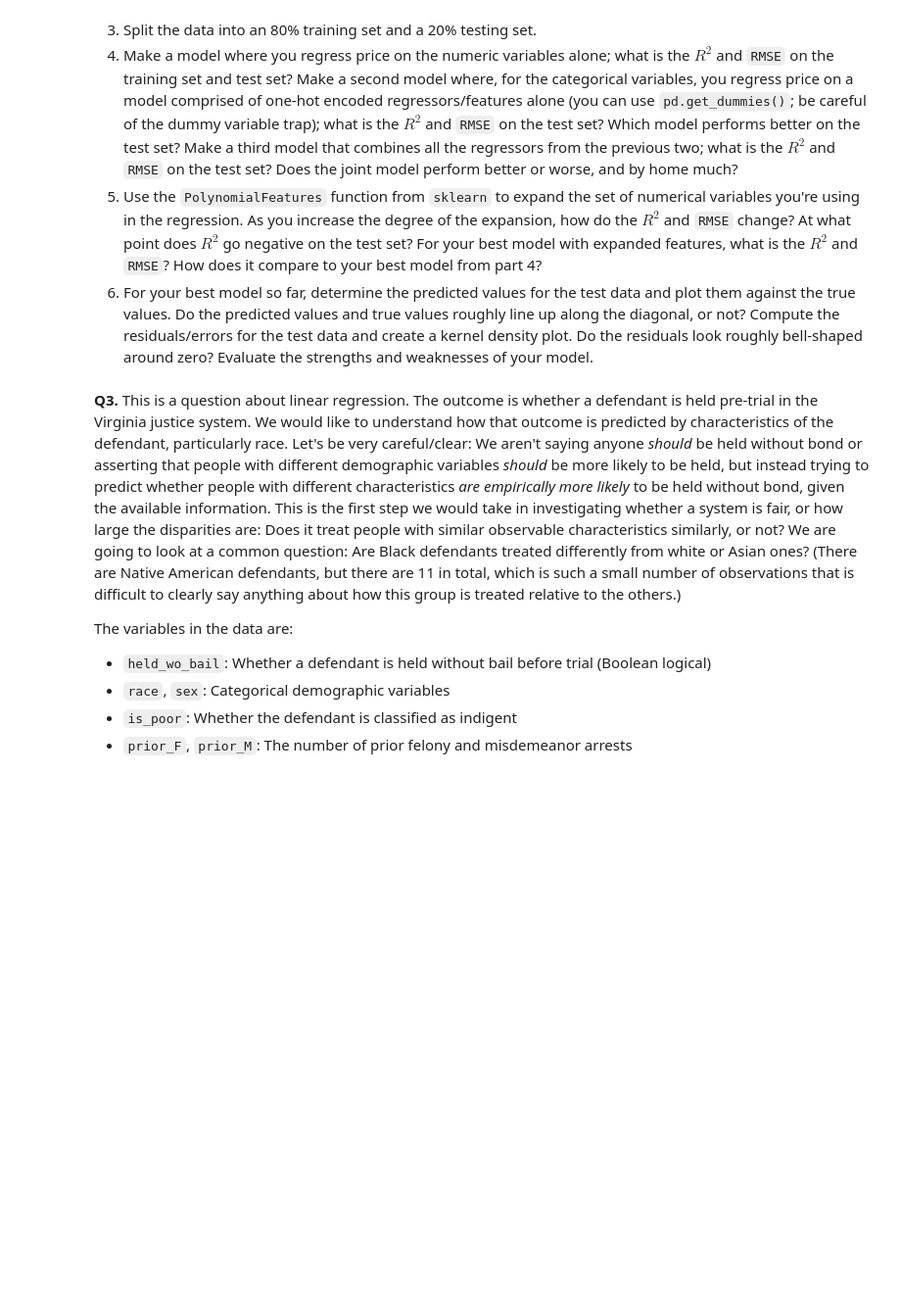
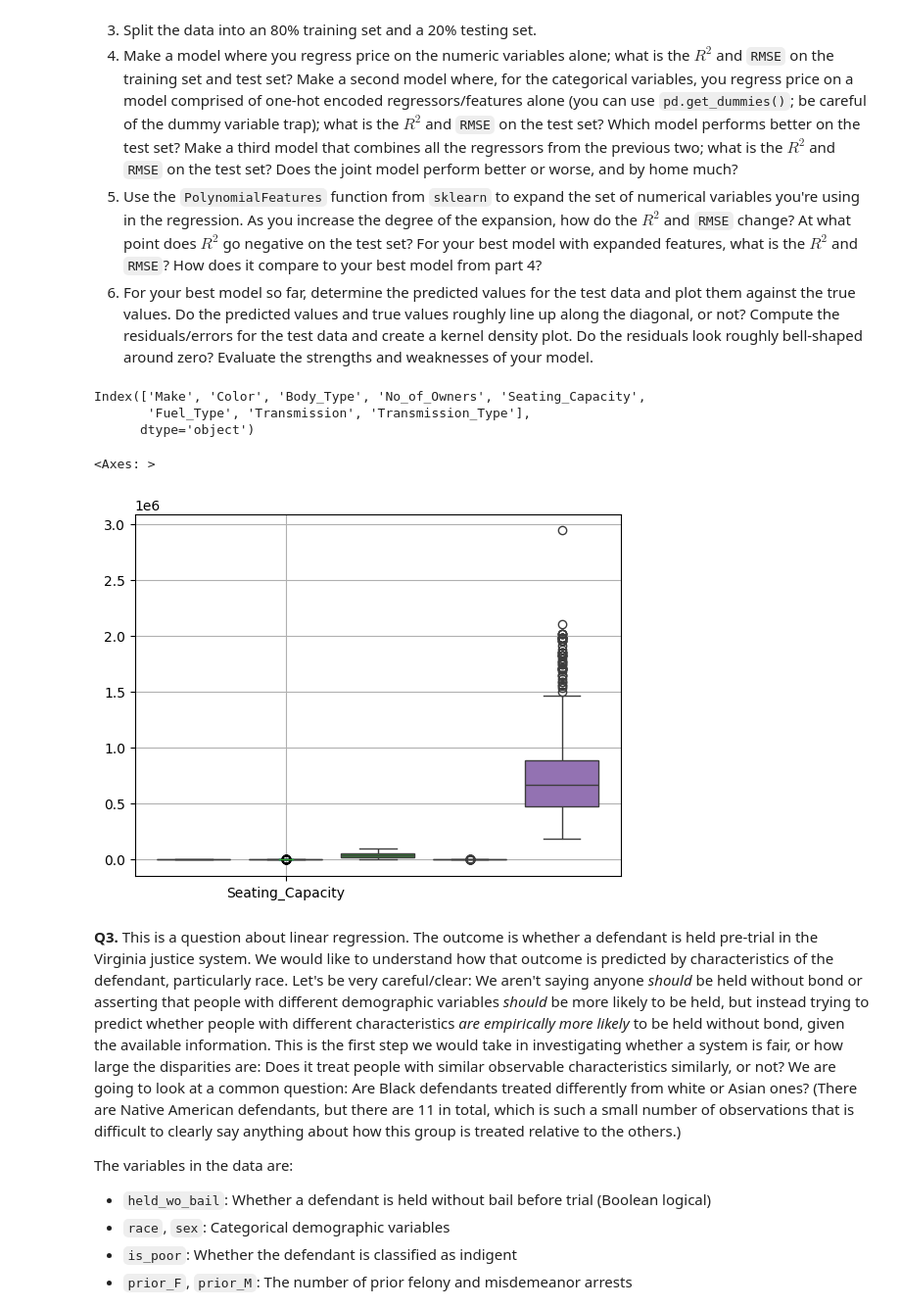
Before and after one commit to rtg7bs/linearRegression, a Jupyter notebook: assignment.ipynb, the cells around one changed output. Shown: that part at 98% size. Drawn from its saved outputs; the diff is of its cells as text; code cells hidden in the pictures; blank space fills up the shorter version.

```diff
--- a/assignment.ipynb
+++ b/assignment.ipynb
@@ -180,6 +180,28 @@ cost of 100-rated manhattan entire home/apt:  170.567
   4. Make a model where you regress price on the numeric variables alone; what is the $R^2$ and `RMSE` on the training set and test set? Make a second model where, for the categorical variables, you regress price on a model comprised of one-hot encoded regressors/features alone (you can use `pd.get_dummies()`; be careful of the dummy variable trap); what is the $R^2$ and `RMSE` on the test set? Which model performs better on the test set? Make a third model that combines all the regressors from the previous two; what is the $R^2$ and `RMSE` on the test set? Does the joint model perform better or worse, and by home much?
   5. Use the `PolynomialFeatures` function from `sklearn` to expand the set of numerical variables you're using in the regression. As you increase the degree of the expansion, how do the $R^2$ and `RMSE` change? At what point does $R^2$ go negative on the test set? For your best model with expanded features, what is the $R^2$ and `RMSE`? How does it compare to your best model from part 4?
   6. For your best model so far, determine the predicted values for the test data and plot them against the true values. Do the predicted values and true values roughly line up along the diagonal, or not? Compute the residuals/errors for the test data and create a kernel density plot. Do the residuals look roughly bell-shaped around zero? Evaluate the strengths and weaknesses of your model.
+# %%
+import numpy as np
+import matplotlib.pyplot as plt
+import pandas as pd  # Import Pandas
+import seaborn as sns # Import Seaborn
+from sklearn import linear_model
+
+
+# q1
+df = pd.read_csv('/home/cars_hw.csv') # Load the pretrial data
+df.head()
+sns.boxplot(data=df) # see extreme outliers in price
+
+df = df.drop(['Price','Mileage_Run','Make_Year','Unnamed: 0'],axis=1)
+print(df.columns)
+df.boxplot()
+# %% [output]
+Index(['Make', 'Color', 'Body_Type', 'No_of_Owners', 'Seating_Capacity',
+       'Fuel_Type', 'Transmission', 'Transmission_Type'],
+      dtype='object')
+<Axes: >
+[figure, added]
 # %% [markdown]
 **Q3.** This is a question about linear regression. The outcome is whether a defendant is held pre-trial in the Virginia justice system. We would like to understand how that outcome is predicted by characteristics of the defendant, particularly race. Let's be very careful/clear: We aren't saying anyone *should* be held without bond or asserting that people with different demographic variables *should* be more likely to be held, but instead trying to predict whether people with different characteristics *are empirically more likely* to be held without bond, given the available information. This is the first step we would take in investigating whether a system is fair, or how large the disparities are: Does it treat people with similar observable characteristics similarly, or not? We are going to look at a common question: Are Black defendants treated differently from white or Asian ones? (There are Native American defendants, but there are 11 in total, which is such a small number of observations that is difficult to clearly say anything about how this group is treated relative to the others.)
 
```
